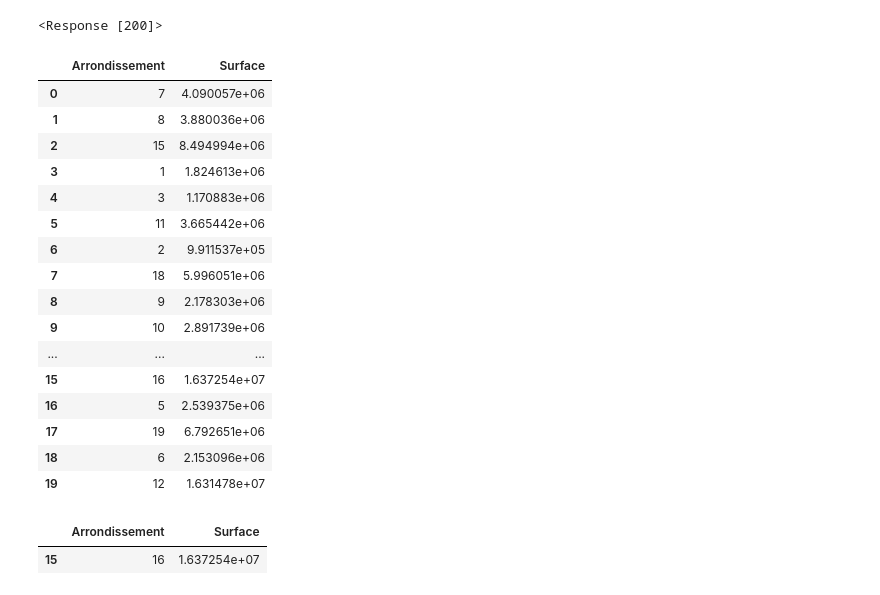
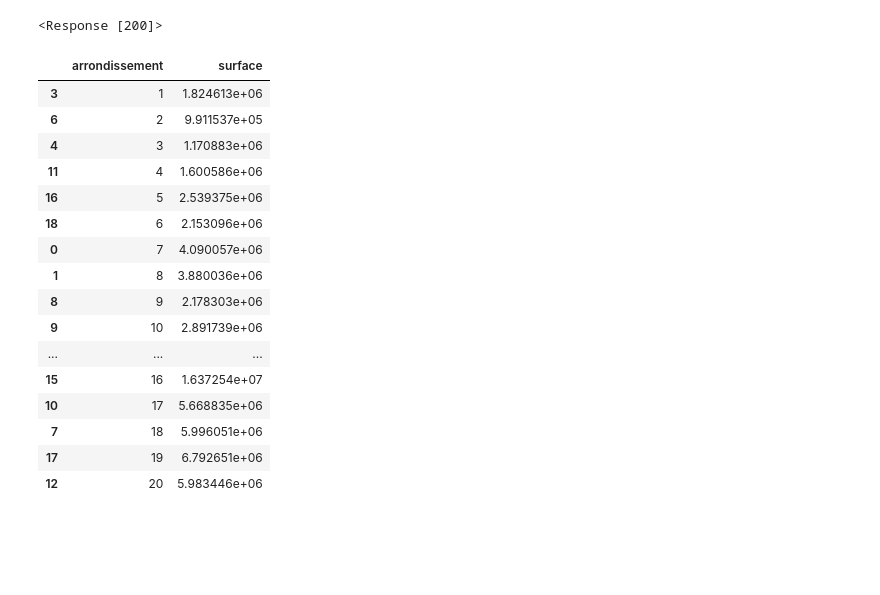
Before and after one commit to dimitri-feniou/-OP-Projet_1_arbre_paris, a Jupyter notebook: analyse_data.ipynb, the cells around one changed output. Saved outputs shown, nothing was run; the diff lists cells and outputs as text; code cells hidden in the pictures; blank space fills up the shorter version.

```diff
--- a/analyse_data.ipynb
+++ b/analyse_data.ipynb
@@ -503,34 +488,29 @@ else:
 # %%
 
 geo_arrondissement = pd.DataFrame({
-    "Arrondissement" : [arr["properties"]["c_ar"] for arr in arrondissement_data["features"]],
-    "Surface" : [arr["properties"]["surface"] for arr in arrondissement_data["features"]]
+    "arrondissement" : [arr["properties"]["c_ar"] for arr in arrondissement_data["features"]],
+    "surface" : [arr["properties"]["surface"] for arr in arrondissement_data["features"]]
 })
-geo_arrondissement
+geo_arrondissement.sort_values(by='arrondissement',ascending=True,inplace=True)
+display(geo_arrondissement)
 # %% [output]
-|  | Arrondissement | Surface |
+|  | arrondissement | surface |
+| 3 | 1 | 1.824613e+06 |
+| 6 | 2 | 9.911537e+05 |
+| 4 | 3 | 1.170883e+06 |
+| 11 | 4 | 1.600586e+06 |
+| 16 | 5 | 2.539375e+06 |
+| 18 | 6 | 2.153096e+06 |
 | 0 | 7 | 4.090057e+06 |
 | 1 | 8 | 3.880036e+06 |
-| 2 | 15 | 8.494994e+06 |
-| 3 | 1 | 1.824613e+06 |
-| 4 | 3 | 1.170883e+06 |
-| 5 | 11 | 3.665442e+06 |
-| 6 | 2 | 9.911537e+05 |
-| 7 | 18 | 5.996051e+06 |
 | 8 | 9 | 2.178303e+06 |
 | 9 | 10 | 2.891739e+06 |
 | ... | ... | ... |
 | 15 | 16 | 1.637254e+07 |
-| 16 | 5 | 2.539375e+06 |
+| 10 | 17 | 5.668835e+06 |
+| 7 | 18 | 5.996051e+06 |
 | 17 | 19 | 6.792651e+06 |
-| 18 | 6 | 2.153096e+06 |
-| 19 | 12 | 1.631478e+07 |
+| 12 | 20 | 5.983446e+06 |
-# %%
-geo_arrondissement_16 = geo_arrondissement[(geo_arrondissement['Arrondissement'] == 16)]
-display(geo_arrondissement_16)
-# %% [output]
-|  | Arrondissement | Surface |
-| 15 | 16 | 1.637254e+07 |
 # %%
 centre = [48.86, 2.35]
 carte = folium.Map(location = centre, zoom_start = 12)
```
Also changed, not shown: parts of 13 cells of this notebook.
